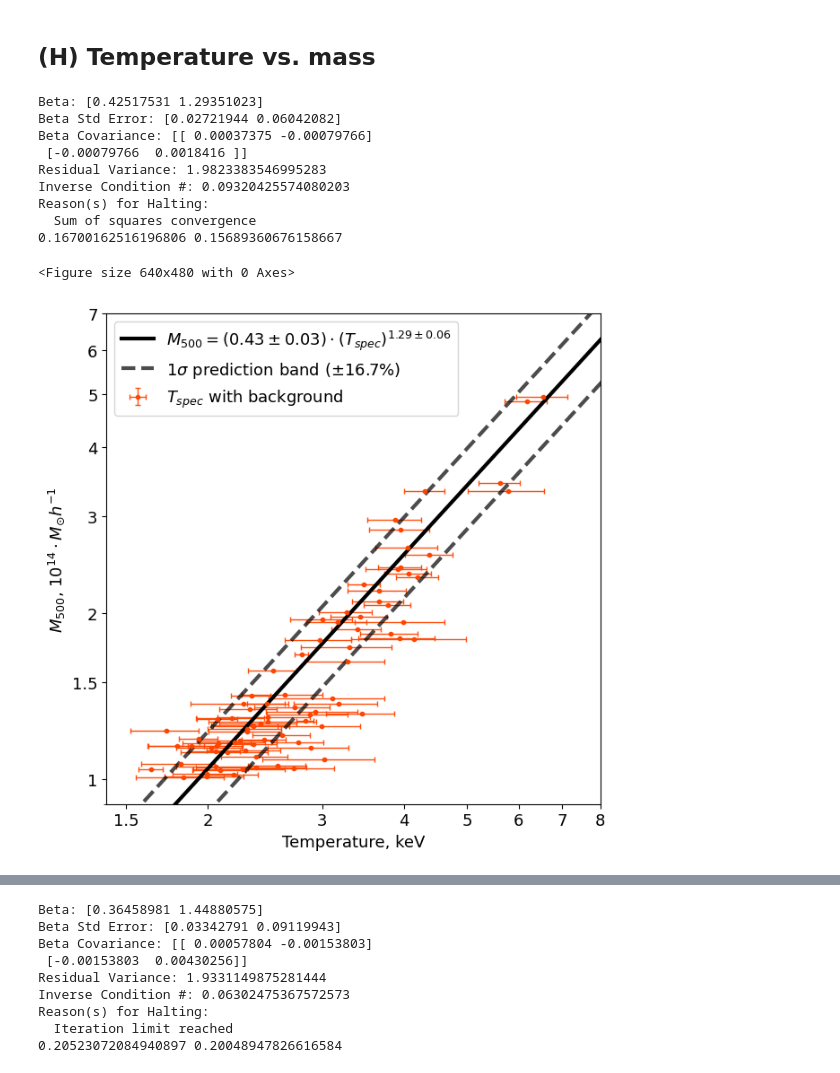
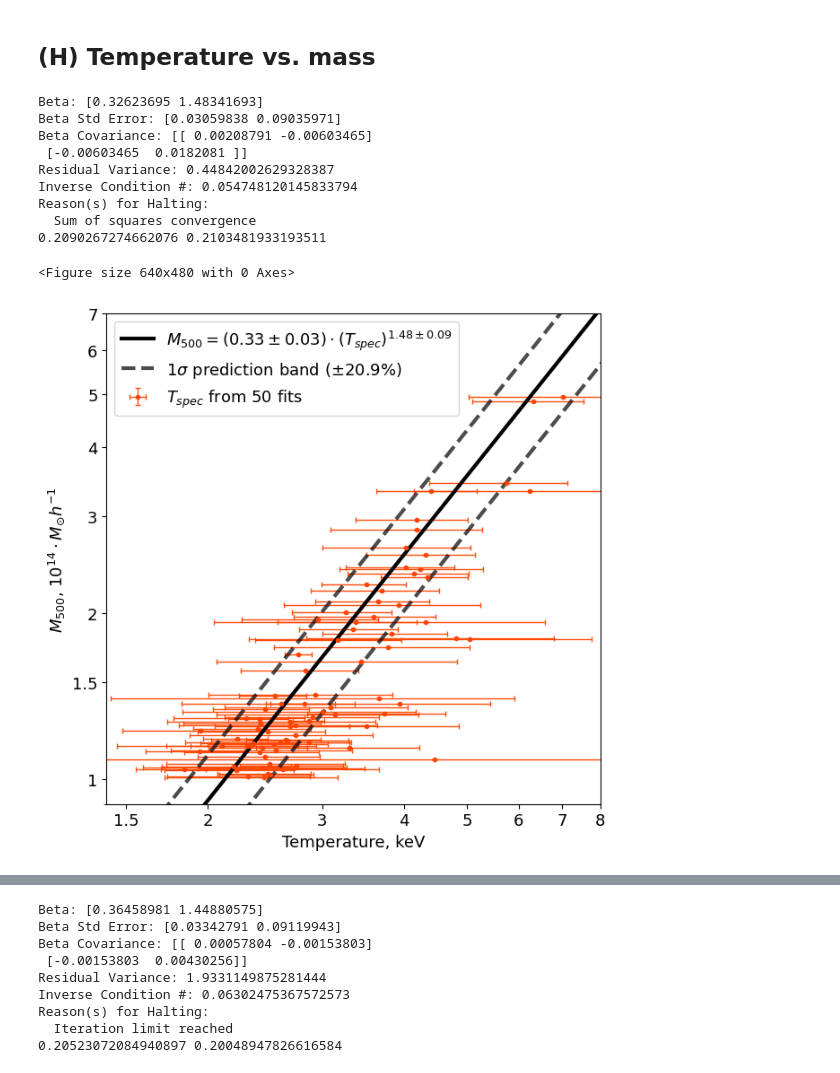
Before and after one commit to pi4imu/magneticum, a Jupyter notebook: spectra_magneticum.ipynb, the cells around one changed output, grey strips where cells are left out. Cells and saved outputs as stored; diff of their text form; code cells hidden in the pictures.

```diff
--- a/spectra_magneticum.ipynb
+++ b/spectra_magneticum.ipynb
@@ -377,7 +358,7 @@ np.mean(list(read_table[9].values()))
 NNNN = 50
 
 #table_name = '0_ab-fix_cstat_10ks_standard-'+str(NNNN)
-table_name = '0_clean_50_abund_free'
+table_name =  '0_clean_50_0.5-2.0'
 
 read_table = pd.read_csv('tables/table_'+table_name+'.csv', header=None, index_col=0, delimiter=' ').to_dict()
 
@@ -387 +390,12 @@ aven_usr =  list(zip(read_table[7].values(), read_table[8].values()))
+# %%
+NNNN = 50
+
+#table_name = '0_ab-fix_cstat_10ks_standard-'+str(NNNN)
+table_name =  '0_clean_50_2ksexp'
+
+read_table = pd.read_csv('tables/table_'+table_name+'.csv', header=None, index_col=0, delimiter=' ').to_dict()
+
+temp_usr_2ksexp =  list(zip(read_table[1].values(), read_table[2].values(), read_table[3].values()))
+lumin_usr_2ksexp = list(zip(read_table[4].values(), read_table[5].values(), read_table[6].values()))
+aven_usr_2ksexp =  list(zip(read_table[7].values(), read_table[8].values()))
 # %%
@@ -828,7 +847,7 @@ result_df.to_csv('tables/table_'+write_to_file+'.csv', sep=' ', header=False, in
 NNNN = 10
 
 #table_name = '5_ab-fix_cstat_10ks_standard_BKG-'+str(NNNN)+'_z=0'
-table_name = '5_with_bkg_50'
+table_name =  '5_with_bkg_10_abund_free' #'5_with_bkg_50'
 
 read_table = pd.read_csv('tables/table_'+table_name+'.csv', header=None, index_col=0, delimiter=' ').to_dict()
 
@@ -1214,8 +1233,8 @@ plt.figure(figsize=(7.1,7.1))
 
 MASSES = [m/10**14 for m in clusters["M500"].values] # or just "masses" defined before
 T500S = list(clusters["T500"].values)
-yyyy1 = [a[1] for a in temp_usr]
-yyyy1_err = [a[2] for a in temp_usr]
+yyyy1 = [a[1] for a in temp_usr_2ksexp]
+yyyy1_err = [a[2] for a in temp_usr_2ksexp]
 #yyyy2 = [a[1] for a in temp_usr_with_bkg]
 #yyyy2_err = [a[2] for a in temp_usr_with_bkg]
 
@@ -1241,44 +1260,44 @@ lll = np.linspace(1, 9, 100) #*E(clusters["z_true"].values)
 
 draw_line(yyyy1, yyyy1_err, MASSES, np.zeros(len(MASSES)),
           clr = 'orangered',
-          l4dots = '$T_{spec}$ with background',
+          l4dots = '$T_{spec}$ from 50 fits',
           l4legend = 'M_{{500}}',
           argument = '(T_{{spec}})',
           with_scatter=True,
           with_intervals=True)
 
 plt.ylabel("$M_{500}$, $10^{14} \cdot M_{\odot} h^{-1}$", fontsize=13)
 plt.xlabel("Temperature, keV", fontsize=13)
 
 plt.xscale("log")
 plt.yscale("log")
 
 #plt.xlim(1.4, 7.5)
 plt.xlim(1.5, 8.9)
 
 #plt.yticks([1,1.5,2,2.5,3,3.5,4,4.5,5], [1,1.5,2,2.5,3,3.5,4,4.5,5], size=13)
 plt.yticks([1, 1.5, 2, 3, 4, 5, 6, 7], [1, 1.5, 2, 3, 4, 5, 6, 7], size=13)
 plt.xticks([1.5,2,3,4,5,6,7, 8], [1.5,2,3,4,5,6,7, 8], size=13)
 
 plt.legend(loc=2, fontsize=13)
 
 #plt.gca().add_patch(Rectangle((1.5, 0.5), 1, 0.47, linewidth=1,
 #                              edgecolor='w', facecolor='w', fill=True, zorder=2))
 plt.xlim(1.4, 8)
 plt.ylim(0.9, 7.0)
 
 #plt.savefig('figures/T_vs_M_no_bkg.pdf', format='pdf')
 
 plt.show()
 # %% [output]
-Beta: [0.42517531 1.29351023]
-Beta Std Error: [0.02721944 0.06042082]
-Beta Covariance: [[ 0.00037375 -0.00079766]
- [-0.00079766  0.0018416 ]]
-Residual Variance: 1.9823383546995283
-Inverse Condition #: 0.09320425574080203
+Beta: [0.32623695 1.48341693]
+Beta Std Error: [0.03059838 0.09035971]
+Beta Covariance: [[ 0.00208791 -0.00603465]
+ [-0.00603465  0.0182081 ]]
+Residual Variance: 0.44842002629328387
+Inverse Condition #: 0.054748120145833794
 Reason(s) for Halting:
   Sum of squares convergence
-0.16700162516196806 0.15689360676158667
+0.2090267274662076 0.2103481933193511
 <Figure size 640x480 with 0 Axes>
-[figure, old version]
+[figure, new version]
```
Also changed, not shown: parts of 18 cells of this notebook, 14 other files.
